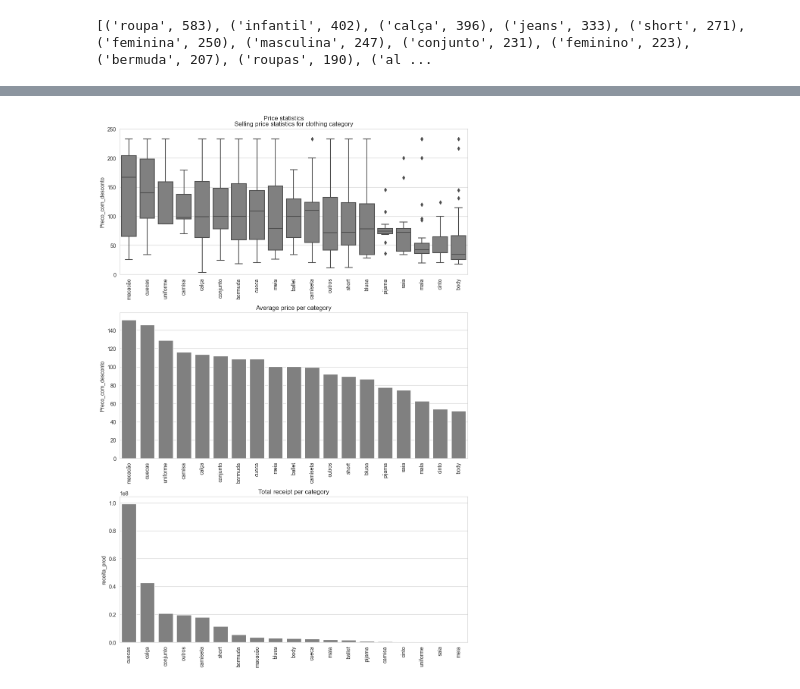
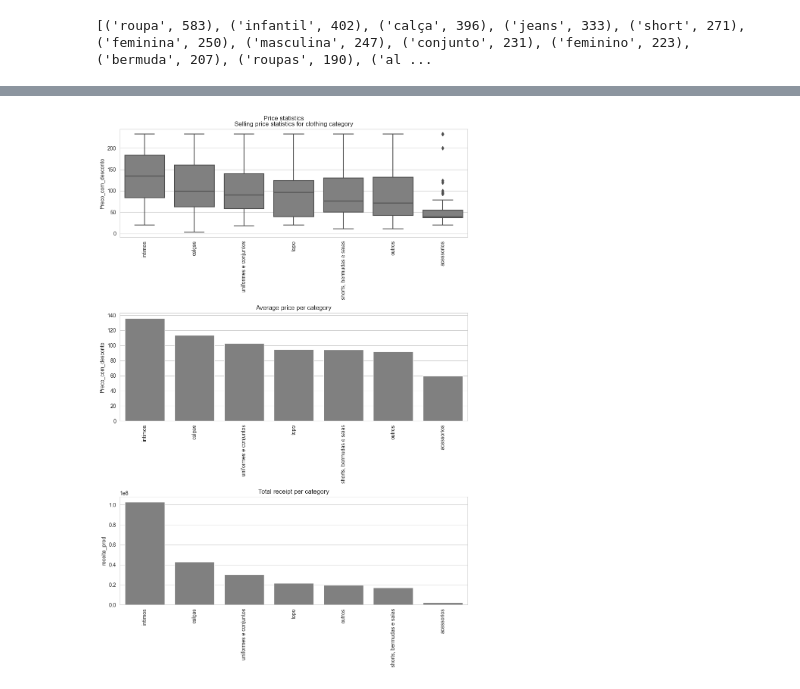
Before and after one commit to LissesCastro/Webscrapping-Marketplace-BR, a Jupyter notebook: analise.ipynb, the cells around one changed output, grey strips where cells are left out. Drawn from its saved outputs; the diff is of its cells as text; code cells hidden in the pictures.

```diff
--- a/analise.ipynb
+++ b/analise.ipynb
@@ -127,0 +177,10 @@ pecas = ['calça', 'short', 'conjunto', 'bermuda', 'shorts', 'cuecas', 'ballet',
+# %%
+#Categorizing clothes in larger categories
+categorias_roupas = {'shorts, bermudas e saias': ['short', 'shorts', 'bermuda', 'bermudas', 'saia'],
+              'calças': ['calça', 'calças'],
+              'topo': ['blusa', 'camiseta', 'camisa'],
+              'uniformes e conjuntos': ['conjunto', 'ballet', 'uniforme', 'macacão', 'conjuntos', 'pijama', 'body'],
+              'intimos': ['cuecas', 'cueca', 'meia'],
+              'acessorios': ['mala', 'cinto', 'boné']}
+# %%
+df['categoria_roupa'] = df['tipo_peca'].apply(lambda x: categoriza_roupas(x, dicionario=categorias_roupas))
@@ -144,9 +206,4 @@ percentil = 0.95
 for col in vars_correcao:
     valor_percentil = df[col].quantile(percentil)
     df[col] = df[col].apply(lambda x: x if x <= valor_percentil else valor_percentil)
-# %%
-df['Título'] = df['Título'].apply(lambda x: x.lower())
-df['tipo_roupa'] = df['Título'].apply(tipifica_roupa)
-df['kit'] = df['Título'].apply(verifica_kit)
-df['receita_prod'] = df['Preco_com_desconto']*df['n_vendidos_categoria']
 # %% [markdown]
@@ -169,27 +228,27 @@ df[['tipo_roupa','n_vendidos_categoria']].groupby('tipo_roupa').sum().sort_value
 # %%
-df_categoria_medias = df.groupby('tipo_roupa').mean(numeric_only=True).sort_values(by='Preco_com_desconto', ascending=False)
-df_categoria_somas = df.groupby('tipo_roupa').sum(numeric_only=True).sort_values(by='receita_prod', ascending=False)
+df_categoria_medias = df.groupby('categoria_roupa').mean(numeric_only=True).sort_values(by='Preco_com_desconto', ascending=False)
+df_categoria_somas = df.groupby('categoria_roupa').sum(numeric_only=True).sort_values(by='receita_prod', ascending=False)
 # %%
-mean_values = df.groupby('tipo_roupa')['Preco_com_desconto'].mean().sort_values(ascending=False)
+mean_values = df.groupby('categoria_roupa')['Preco_com_desconto'].mean().sort_values(ascending=False)
 
 fig, axs = plt.subplots(3, 1, figsize=(10, 15))
-sns.boxplot(x=df['tipo_roupa'], y=df['Preco_com_desconto'].sort_values(ascending=False), data=df, ax=axs[0], color='gray', order=mean_values.index)
+sns.boxplot(x=df['categoria_roupa'], y=df['Preco_com_desconto'].sort_values(ascending=False), data=df, ax=axs[0], color='gray', order=mean_values.index)
 sns.barplot(x=df_categoria_medias.index, y=df_categoria_medias['Preco_com_desconto'].sort_values(ascending=False), data=df, ax=axs[1], color='gray')
 sns.barplot(x=df_categoria_somas.index, y=df_categoria_somas['receita_prod'], data=df_categoria_somas, ax=axs[2], color='gray')
 
 
 
 axs[0].set_title('Selling price statistics for clothing category')
 axs[1].set_title('Average price per category')
 axs[2].set_title('Total receipt per category')
 
 for i in range(3):
     axs[i].set_xticklabels(axs[i].get_xticklabels(), rotation=90)
     axs[i].set_xlabel('')
-axs[0].set_ylim([0,250])
+#axs[0].set_ylim([0,400])
 
 fig.suptitle('Price statistics')
 fig.tight_layout()
 # %% [output]
-[figure, old version]
+[figure, new version]
 # %%
```
Also changed, not shown: parts of 28 cells of this notebook.
